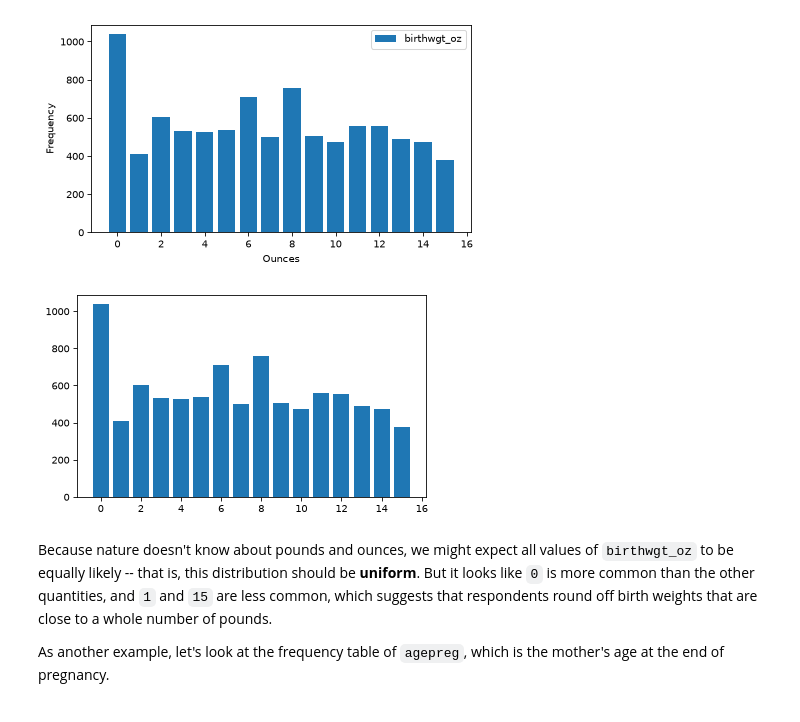
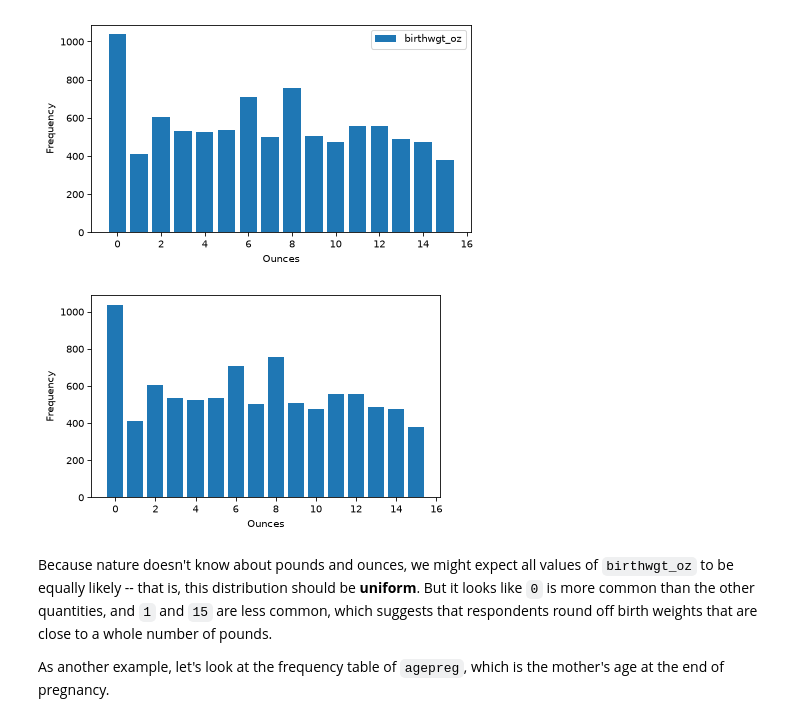
Before and after one commit to valentinissimo/ThinkStats, a Jupyter notebook: my_nb/chap02.ipynb, the cells around one changed output. Saved outputs shown, nothing was run; the diff lists cells and outputs as text; code cells hidden in the pictures.

```diff
--- a/my_nb/chap02.ipynb
+++ b/my_nb/chap02.ipynb
@@ -324,15 +324,15 @@ decorate(xlabel="Ounces", ylabel="Frequency")
 # %%
 # Valentin
 # My de-abstracting / first-principles implementation
 
 ftab_oz2 = live["birthwgt_oz"].value_counts().sort_index().rename("birthwgt_oz")
 # print(ftab_oz2)
 plt.bar(ftab_oz2.index,ftab_oz2.values)
-plt.xlabel="Ounces"
-plt.ylabel="Frequency"
+plt.xlabel("Ounces")
+plt.ylabel("Frequency")
 plt.show()
 # %% [output]
-[figure, old version]
+[figure, new version]
 # %% [markdown]
 Because nature doesn't know about pounds and ounces, we might expect all values of `birthwgt_oz` to be equally likely -- that is, this distribution should be **uniform**.
 But it looks like `0` is more common than the other quantities, and `1` and `15` are less common, which suggests that respondents round off birth weights that are close to a whole number of pounds.
```
Also changed, not shown: parts of 17 cells of this notebook.
